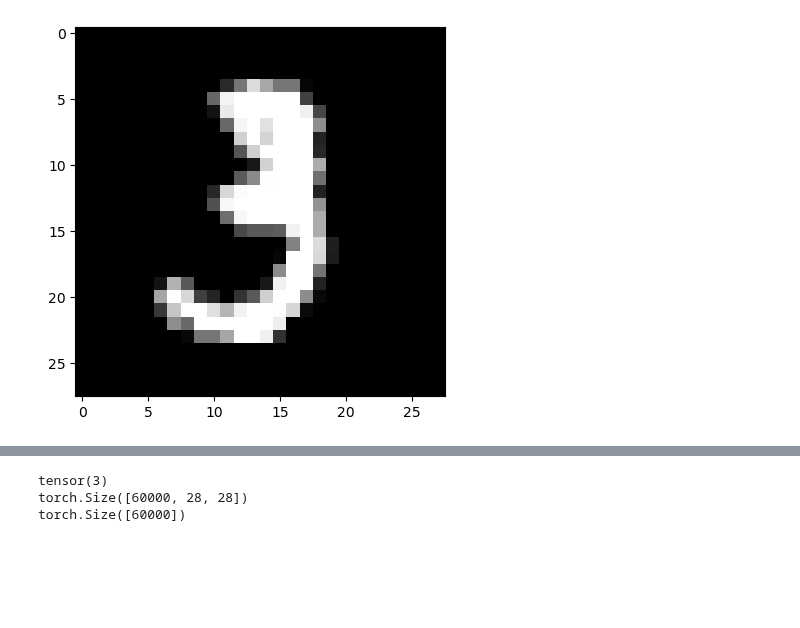
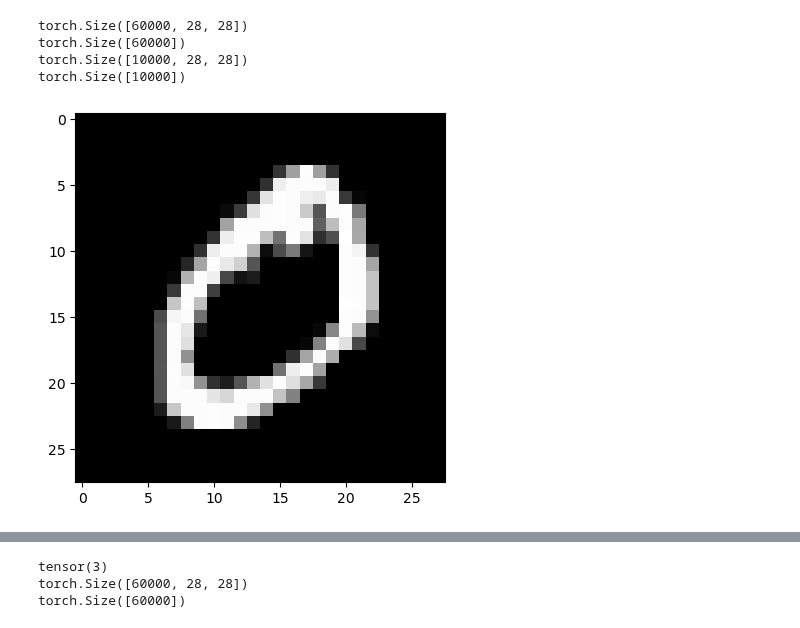
Before and after one commit to sifter0926/aiwork, a Jupyter notebook: ch07/ann_mnist.ipynb, the cells around one changed output, grey strips where cells are left out. Drawn from its saved outputs; the diff is of its cells as text; code cells hidden in the pictures; blank space fills up the shorter version.

Commit message:
mnist, fashion mnist

```diff
--- a/ch07/ann_mnist.ipynb
+++ b/ch07/ann_mnist.ipynb
@@ -12,7 +12,7 @@ from torchvision import datasets, transforms
 import os
 os.environ['KMP_DUPLICATE_LIB_OK']='True'  # matplotlib.pyplot 사용 커널 충돌
 # %%
-mnist_train=datasets.MNIST('MNIST_data',
+mnist_train=datasets.MNIST(root='MNIST_data',
                            train=True,
                            download=True,
                            transform=transforms.Compose([transforms.ToTensor]))
@@ -42,12 +42,22 @@ Dataset MNIST
 Transform: Compose(
                <class 'torchvision.transforms.transforms.ToTensor'>
            )
+# %%
+print(mnist_train.data.shape)
+print(mnist_train.targets.shape)
+print(mnist_test.data.shape)
+print(mnist_test.targets.shape)
+# %% [output]
+torch.Size([60000, 28, 28])
+torch.Size([60000])
+torch.Size([10000, 28, 28])
+torch.Size([10000])
 # %%
 def plot(x):
     img=(np.array(x.detach(), dtype='float')).reshape(28,28)
     plt.imshow(img, cmap='grey')
     plt.show()
 # %%
-plot(mnist_train.data[10])
+plot(mnist_train.data[1])
 # %% [output]
-[figure, old version]
+[figure, new version]
```
Also changed, not shown: parts of 10 cells of this notebook, 1 other file.
